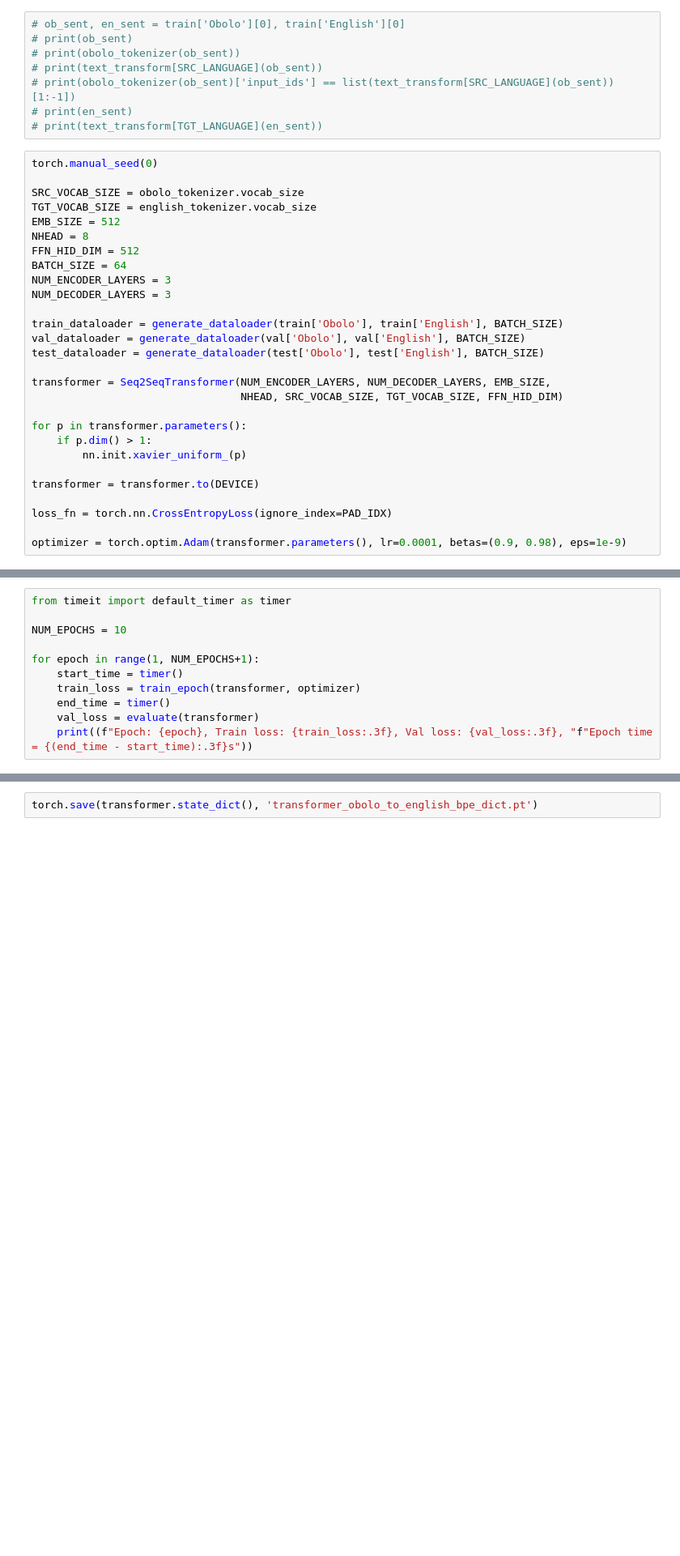
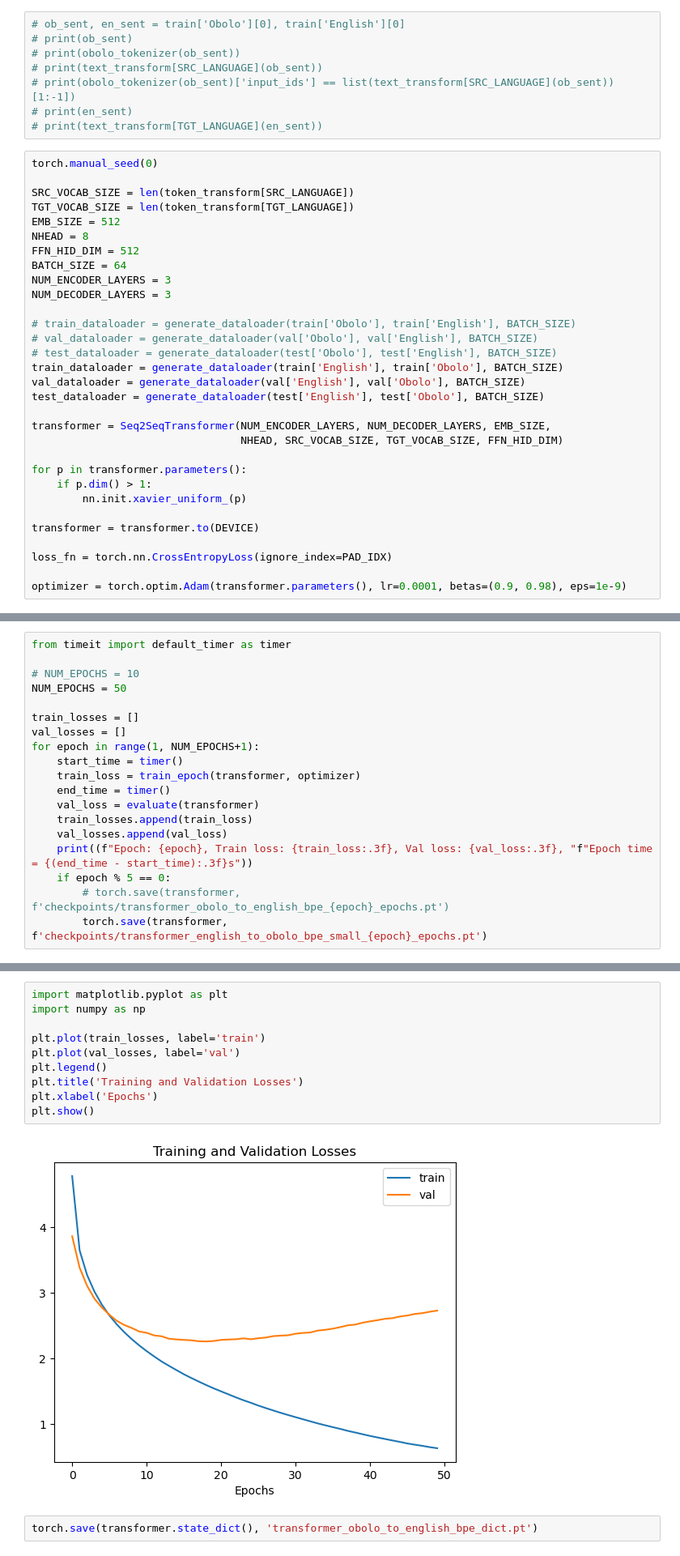
Before and after one commit to AbhishekVangipuram/CS224NProject, a Jupyter notebook: transformer-nmt/transformer_nmt.ipynb, the cells around one changed output, grey strips where cells are left out. Shown: that part at 81% size. Cells and saved outputs as stored; diff of their text form; blank space fills up the shorter version.

Commit message:
lots of training and testing

```diff
--- a/transformer-nmt/transformer_nmt.ipynb
+++ b/transformer-nmt/transformer_nmt.ipynb
@@ -53,8 +70,8 @@ cuda
 # %%
 torch.manual_seed(0)
 
-SRC_VOCAB_SIZE = obolo_tokenizer.vocab_size
-TGT_VOCAB_SIZE = english_tokenizer.vocab_size
+SRC_VOCAB_SIZE = len(token_transform[SRC_LANGUAGE])
+TGT_VOCAB_SIZE = len(token_transform[TGT_LANGUAGE])
 EMB_SIZE = 512
 NHEAD = 8
 FFN_HID_DIM = 512
@@ -62,9 +79,12 @@ BATCH_SIZE = 64
 NUM_ENCODER_LAYERS = 3
 NUM_DECODER_LAYERS = 3
 
-train_dataloader = generate_dataloader(train['Obolo'], train['English'], BATCH_SIZE)
-val_dataloader = generate_dataloader(val['Obolo'], val['English'], BATCH_SIZE)
-test_dataloader = generate_dataloader(test['Obolo'], test['English'], BATCH_SIZE)
+# train_dataloader = generate_dataloader(train['Obolo'], train['English'], BATCH_SIZE)
+# val_dataloader = generate_dataloader(val['Obolo'], val['English'], BATCH_SIZE)
+# test_dataloader = generate_dataloader(test['Obolo'], test['English'], BATCH_SIZE)
+train_dataloader = generate_dataloader(train['English'], train['Obolo'], BATCH_SIZE)
+val_dataloader = generate_dataloader(val['English'], val['Obolo'], BATCH_SIZE)
+test_dataloader = generate_dataloader(test['English'], test['Obolo'], BATCH_SIZE)
 
 transformer = Seq2SeqTransformer(NUM_ENCODER_LAYERS, NUM_DECODER_LAYERS, EMB_SIZE,
                                  NHEAD, SRC_VOCAB_SIZE, TGT_VOCAB_SIZE, FFN_HID_DIM)
@@ -169,12 +189,20 @@ def evaluate(model):
 # %%
 from timeit import default_timer as timer
 
-NUM_EPOCHS = 10
+# NUM_EPOCHS = 10
+NUM_EPOCHS = 50
 
+train_losses = []
+val_losses = []
 for epoch in range(1, NUM_EPOCHS+1):
     start_time = timer()
     train_loss = train_epoch(transformer, optimizer)
     end_time = timer()
     val_loss = evaluate(transformer)
+    train_losses.append(train_loss)
+    val_losses.append(val_loss)
     print((f"Epoch: {epoch}, Train loss: {train_loss:.3f}, Val loss: {val_loss:.3f}, "f"Epoch time = {(end_time - start_time):.3f}s"))
+    if epoch % 5 == 0:
+        # torch.save(transformer, f'checkpoints/transformer_obolo_to_english_bpe_{epoch}_epochs.pt')
+        torch.save(transformer, f'checkpoints/transformer_english_to_obolo_bpe_small_{epoch}_epochs.pt')
 # %% [output]
@@ -191,3 +222,15 @@ Epoch: 10, Train loss: 2.458, Val loss: 2.730, Epoch time = 272.832s
+# %%
+import matplotlib.pyplot as plt
+import numpy as np
+
+plt.plot(train_losses, label='train')
+plt.plot(val_losses, label='val')
+plt.legend()
+plt.title('Training and Validation Losses')
+plt.xlabel('Epochs')
+plt.show()
+# %% [output]
+[figure, added]
 # %%
 torch.save(transformer.state_dict(), 'transformer_obolo_to_english_bpe_dict.pt')
 # %%
```
Also changed, not shown: parts of 9 cells of this notebook, 20 other files.
